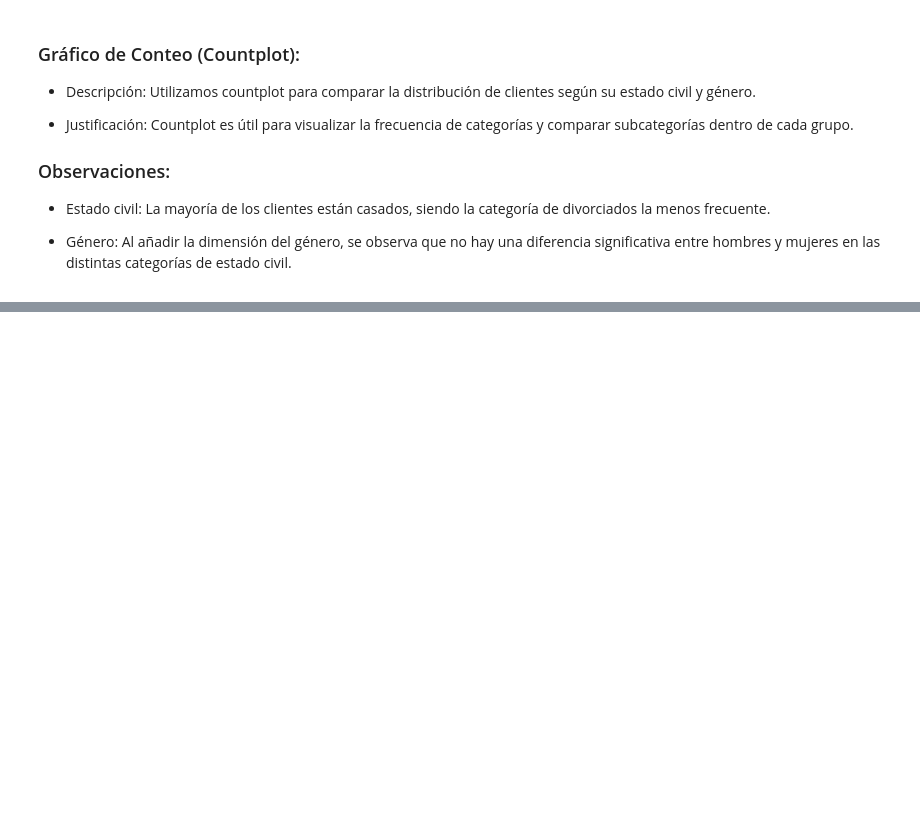
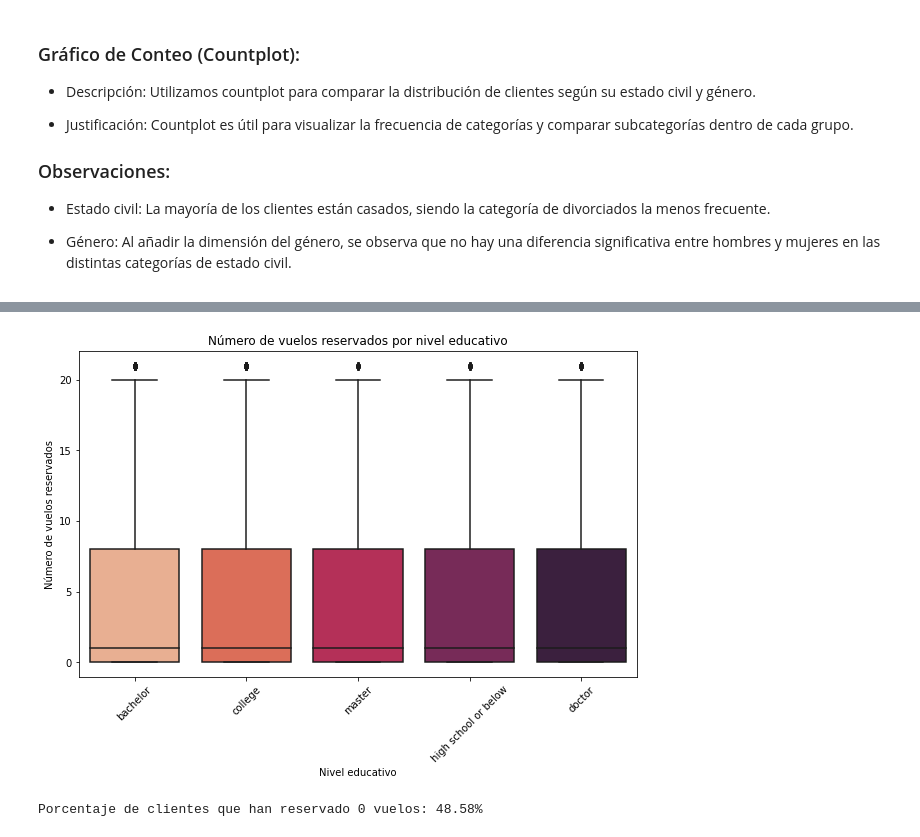
Before and after one commit to Adalab/bda-modulo-3-evaluacion-final-YamilleAClavo, a Jupyter notebook: evaluacion_mod3_Yami.ipynb, the cells around one changed output, grey strips where cells are left out. Saved outputs shown, nothing was run; the diff lists cells and outputs as text; code cells hidden in the pictures; blank space fills up the shorter version.

```diff
--- a/evaluacion_mod3_Yami.ipynb
+++ b/evaluacion_mod3_Yami.ipynb
@@ -1118,0 +1124,5 @@ plt.gca().spines["top"].set_visible(False)
+# %%
+# Solo necesitamos las columnas flights_bookd y education por lo que filtramos el dataframe y creamos uno con solo estas columnas
+
+df_flights_education=df_clean[["flights_booked", "education"]]
+df_flights_education.head()
@@ -1118,0 +1203,27 @@ plt.gca().spines["top"].set_visible(False)
+# %%
+# Crear un boxplot
+plt.figure(figsize=(10, 6))
+sns.boxplot(x="education",
+            y="flights_booked",
+            data=df_flights_education,
+            palette="rocket_r")
+
+
+# Titulo, ejes y rotación nombre ejes
+plt.title("Número de vuelos reservados por nivel educativo")
+plt.xlabel("Nivel educativo")
+plt.ylabel("Número de vuelos reservados")
+plt.xticks(rotation=45)
+plt.show()
+# %% [output]
+[figure, added]
+# %%
+# Vemos por qué la moda es 0, en flight_booked hay clientes sin reservas
+
+# Clientes con 0 vuelos reservados
+customers_no_book = df_clean[df_clean['flights_booked'] == 0]
+
+# Porcentaje de clientes unicos con 0 vuelos reservados
+print(f"Porcentaje de clientes que han reservado 0 vuelos: {(customers_no_book.shape[0] / df_clean.shape[0]) * 100:.2f}%")
+# %% [output]
+Porcentaje de clientes que han reservado 0 vuelos: 48.58%
```
Also changed, not shown: parts of 31 cells of this notebook.
